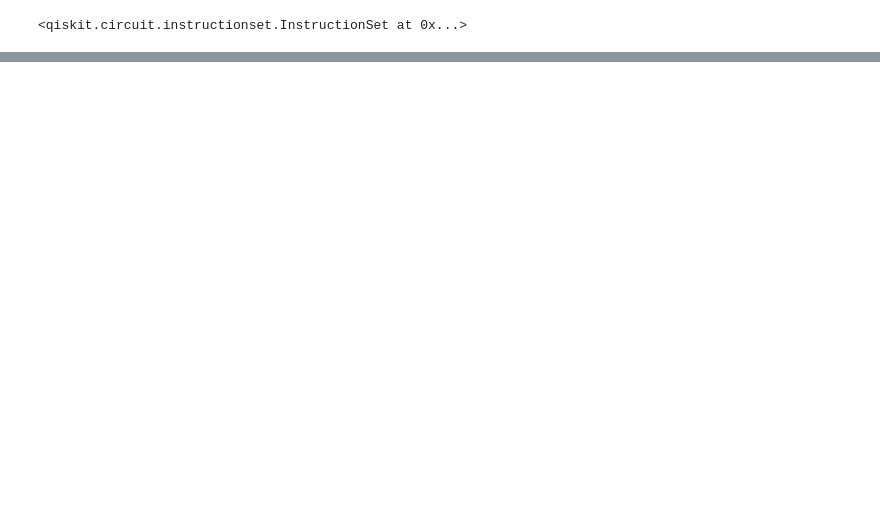
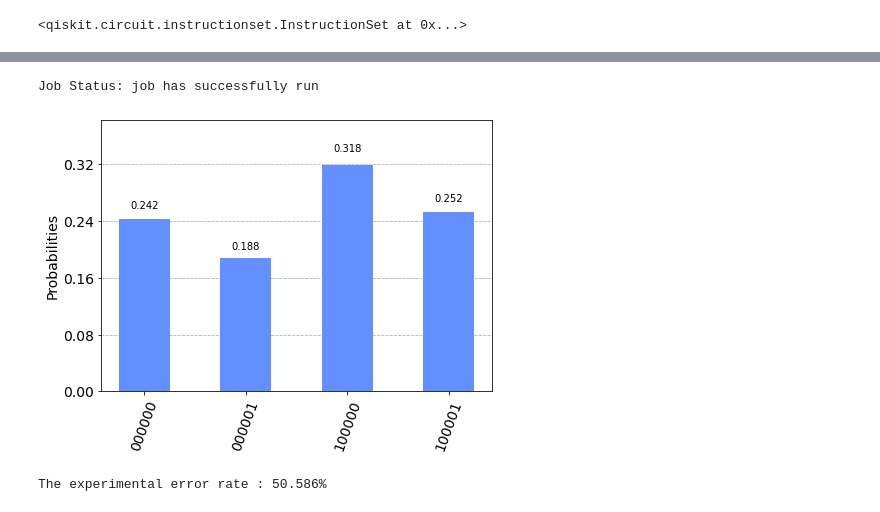
Before and after one commit to anuiRin/2021_Quantum_Hackathon, a Jupyter notebook: Entanglement_Swapping_Protocol_6Qubit.ipynb, the cells around one changed output, grey strips where cells are left out. Saved outputs shown, nothing was run; the diff lists cells and outputs as text; code cells hidden in the pictures; blank space fills up the shorter version.

Commit message:
add a result of executing on real machine

```diff
--- a/Entanglement_Swapping_Protocol_6Qubit.ipynb
+++ b/Entanglement_Swapping_Protocol_6Qubit.ipynb
@@ -77,0 +66,19 @@ plot_histogram(result.get_counts(qc))
+# %%
+IBMQ.load_account()
+provider = IBMQ.get_provider(hub='ibm-q')
+qcomp = provider.get_backend('ibmq_16_melbourne')
+job = execute(qc, backend=qcomp)
+from qiskit.tools.monitor import job_monitor
+job_monitor(job)
+# %% [output]
+Job Status: job has successfully run
+# %%
+result = job.result()
+plot_histogram(result.get_counts(qc))
+# %% [output]
+[figure, added]
+# %%
+counts = result.get_counts(qc)
+print(f"The experimental error rate : {(1 - (counts['000000'] + counts['100001'])/sum(counts.values())) * 100 :.3f}%")
+# %% [output]
+The experimental error rate : 50.586%
```
Also changed, not shown: parts of 6 cells of this notebook.
